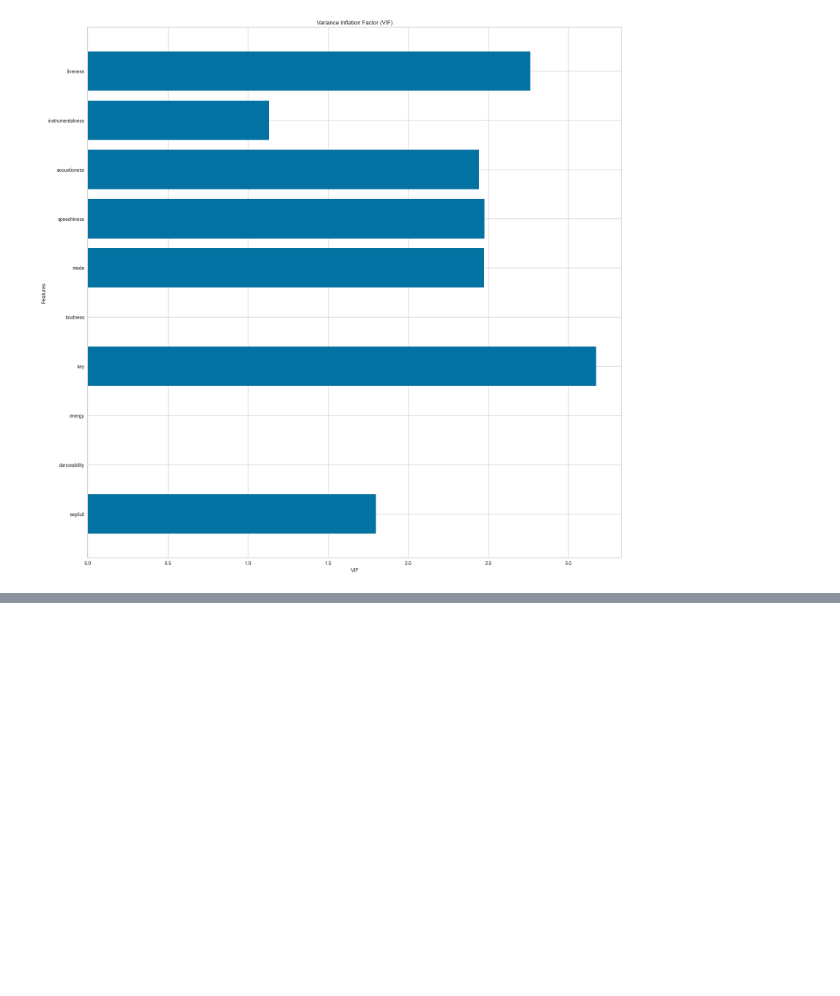
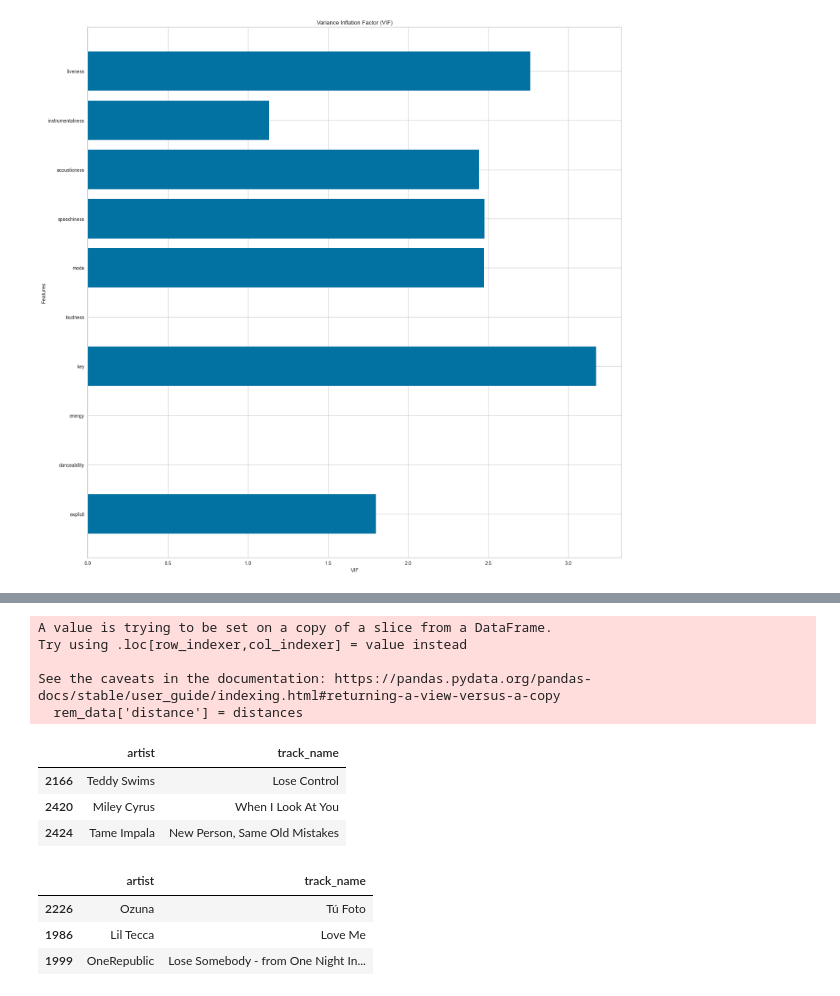
Before and after one commit to Alex-Mak-MCW/SpotifyDataScienceProject, a Jupyter notebook: Recommendation_System/RSFeatureEngineeringwithTransformation.ipynb, the cells around one changed output, grey strips where cells are left out. Cells and saved outputs as stored; diff of their text form; code cells hidden in the pictures; blank space fills up the shorter version.

```diff
--- a/Recommendation_System/RSFeatureEngineeringwithTransformation.ipynb
+++ b/Recommendation_System/RSFeatureEngineeringwithTransformation.ipynb
@@ -1334,0 +1324,5 @@ See the caveats in the documentation: https://pandas.pydata.org/pandas-docs/stab
+# %%
+# implement tuned random forest to be used in Recommendation System
+tuned_RF=RandomForestRegressor(n_estimators=RF_best_params['regression__n_estimators'],
+                                           max_depth=RF_best_params['regression__max_depth'],
+                                          random_state=42)
@@ -1334,0 +1403,14 @@ See the caveats in the documentation: https://pandas.pydata.org/pandas-docs/stab
+# %%
+# Prediction test
+Collaborative_recommender = Collaborative_Filter_Song_Recommender(testing_df)
+Collaborative_recommender.get_recommendations("Let Her Go", 3)[['artist','track_name']]
+# %% [output]
+A value is trying to be set on a copy of a slice from a DataFrame.
+Try using .loc[row_indexer,col_indexer] = value instead
+
+See the caveats in the documentation: https://pandas.pydata.org/pandas-docs/stable/user_guide/indexing.html#returning-a-view-versus-a-copy
+  rem_data['distance'] = distances
+|  | artist | track_name |
+| 2166 | Teddy Swims | Lose Control |
+| 2420 | Miley Cyrus | When I Look At You |
+| 2424 | Tame Impala | New Person, Same Old Mistakes |
@@ -1334,0 +1454,9 @@ See the caveats in the documentation: https://pandas.pydata.org/pandas-docs/stab
+# %%
+# Recommendation System Implementation
+Content_Based_recommender = Content_Based_Filter_Song_Recommender(testing_df)
+Content_Based_recommender.get_recommendations("Shape of You", 3)[['artist','track_name']]
+# %% [output]
+|  | artist | track_name |
+| 2226 | Ozuna | Tú Foto |
+| 1986 | Lil Tecca | Love Me |
+| 1999 | OneRepublic | Lose Somebody - from One Night In... |
```
Also changed, not shown: parts of 108 cells of this notebook, 17 other files.
